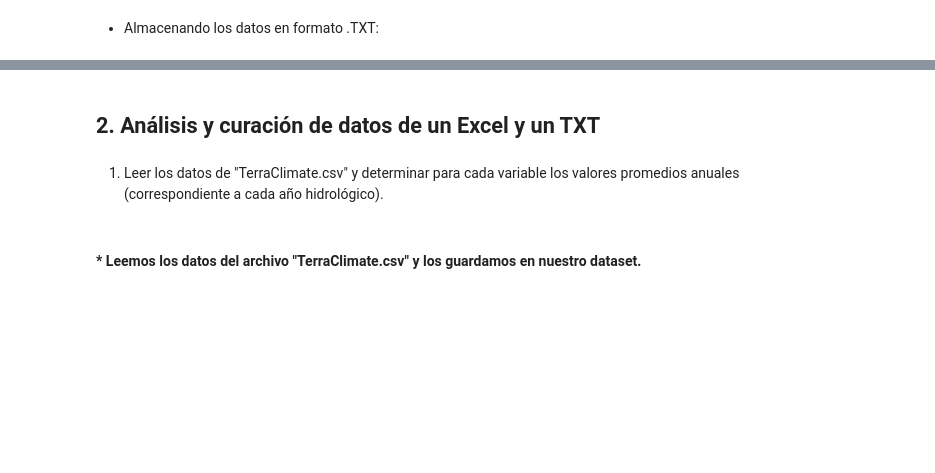
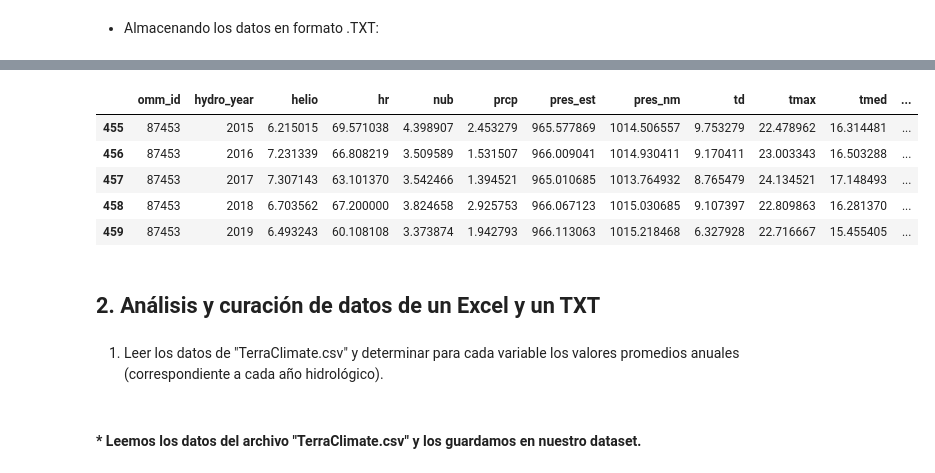
Before and after one commit to serantux/M_Predi_Lluvias_Extremas_10, a Jupyter notebook: TP2_Balbuena_Serrantes_Fonnegra_Velazquez.ipynb, the cells around one changed output, grey strips where cells are left out. Drawn from its saved outputs; the diff is of its cells as text; code cells hidden in the pictures; blank space fills up the shorter version.

```diff
--- a/TP2_Balbuena_Serrantes_Fonnegra_Velazquez.ipynb
+++ b/TP2_Balbuena_Serrantes_Fonnegra_Velazquez.ipynb
@@ -321,10 +363,10 @@ df_riocuarto = df_rc.copy()
 # %%
-not_var_cols = ['Date', 'id', 'omm_id', 'nombre', 'hydro_year']
-var_cols = [c for c in df_rc.columns if c not in not_var_cols]
-df_rc_var = df_rc[var_cols]
+not_var_cols = ['Date', 'id', 'omm_id', 'nombre', 'hydro_year', 'summary']
+var_cols = [c for c in df_rc2.columns if c not in not_var_cols]
+df_rc_var = df_rc2[var_cols]
 df_rc_var_mean = pd.DataFrame()
 
 for col in var_cols:
-  df_rc_var_mean[col] = df_rc.groupby(['omm_id','hydro_year'])[col].mean()
+    df_rc_var_mean[col] = df_rc2.groupby(['omm_id','hydro_year'])[col].mean()
 
 df_rc_var_mean
@@ -331,3 +433,23 @@ df_rc_var_mean
+# %%
+not_var_cols = ['fecha', 'id', 'omm_id', 'nombre', 'hydro_year', 'summary']
+var_cols = [c for c in df_dcor.columns if c not in not_var_cols]
+df_dcor_var = df_dcor[var_cols]
+df_dcor_var_mean = pd.DataFrame()
+
+for col in var_cols:
+    df_dcor_var_mean[col] = df_dcor.groupby(['omm_id','hydro_year'])[col].mean()
+
+df_prueba = df_dcor_var_mean.reset_index()
+
+# df_prueba.loc[(df_prueba['omm_id']==87453) & (df_prueba['hydro_year']==2021), :]
+df_prueba.loc[(df_prueba['omm_id']==87453)].tail(5)
+# %% [output]
+|  | omm_id | hydro_year | helio | hr | nub | prcp | pres_est | pres_nm | td | tmax | tmed | ... |
+| 455 | 87453 | 2015 | 6.215015 | 69.571038 | 4.398907 | 2.453279 | 965.577869 | 1014.506557 | 9.753279 | 22.478962 | 16.314481 | ... |
+| 456 | 87453 | 2016 | 7.231339 | 66.808219 | 3.509589 | 1.531507 | 966.009041 | 1014.930411 | 9.170411 | 23.003343 | 16.503288 | ... |
+| 457 | 87453 | 2017 | 7.307143 | 63.101370 | 3.542466 | 1.394521 | 965.010685 | 1013.764932 | 8.765479 | 24.134521 | 17.148493 | ... |
+| 458 | 87453 | 2018 | 6.703562 | 67.200000 | 3.824658 | 2.925753 | 966.067123 | 1015.030685 | 9.107397 | 22.809863 | 16.281370 | ... |
+| 459 | 87453 | 2019 | 6.493243 | 60.108108 | 3.373874 | 1.942793 | 966.113063 | 1015.218468 | 6.327928 | 22.716667 | 15.455405 | ... |
 # %% [markdown]
 ## 2. Análisis y curación de datos de un Excel y un TXT
 # %% [markdown]
```
Also changed, not shown: parts of 35 cells of this notebook.
